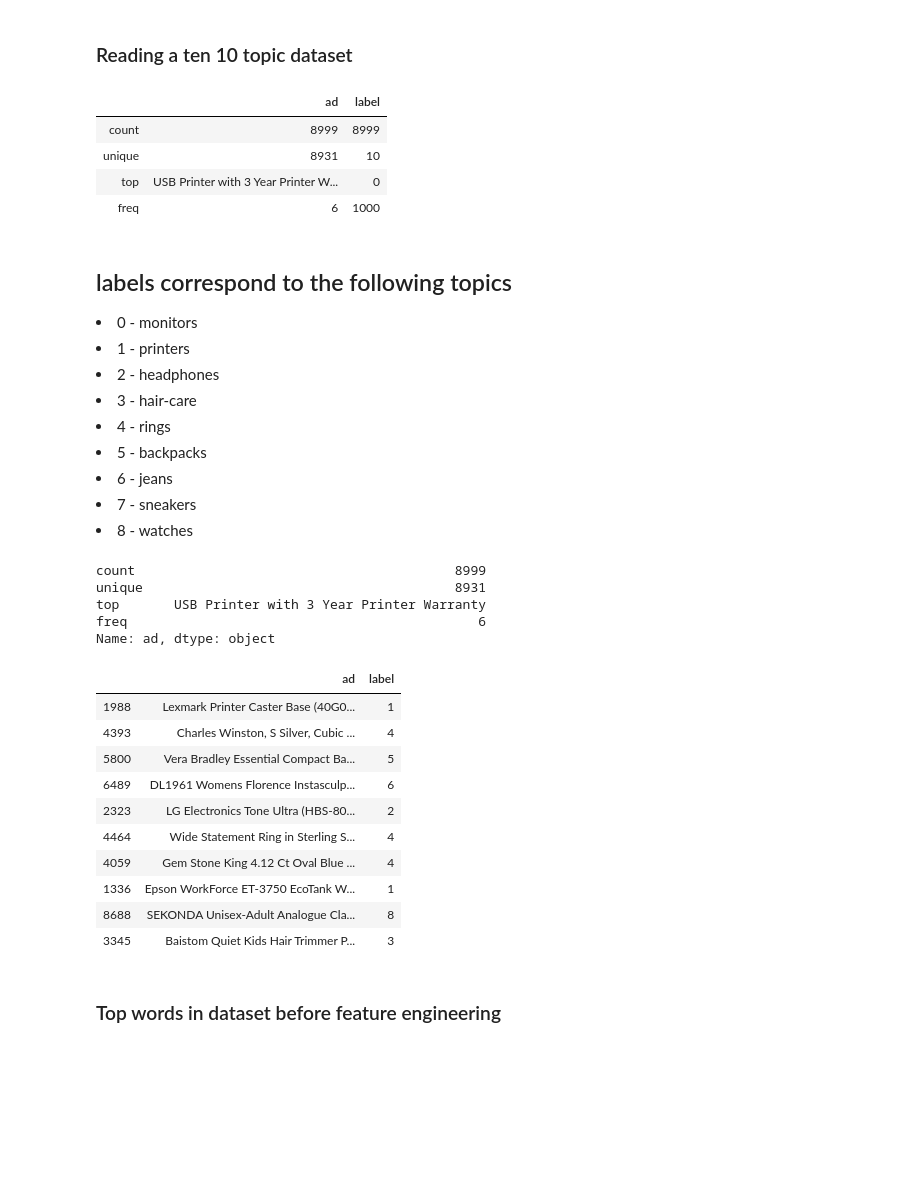
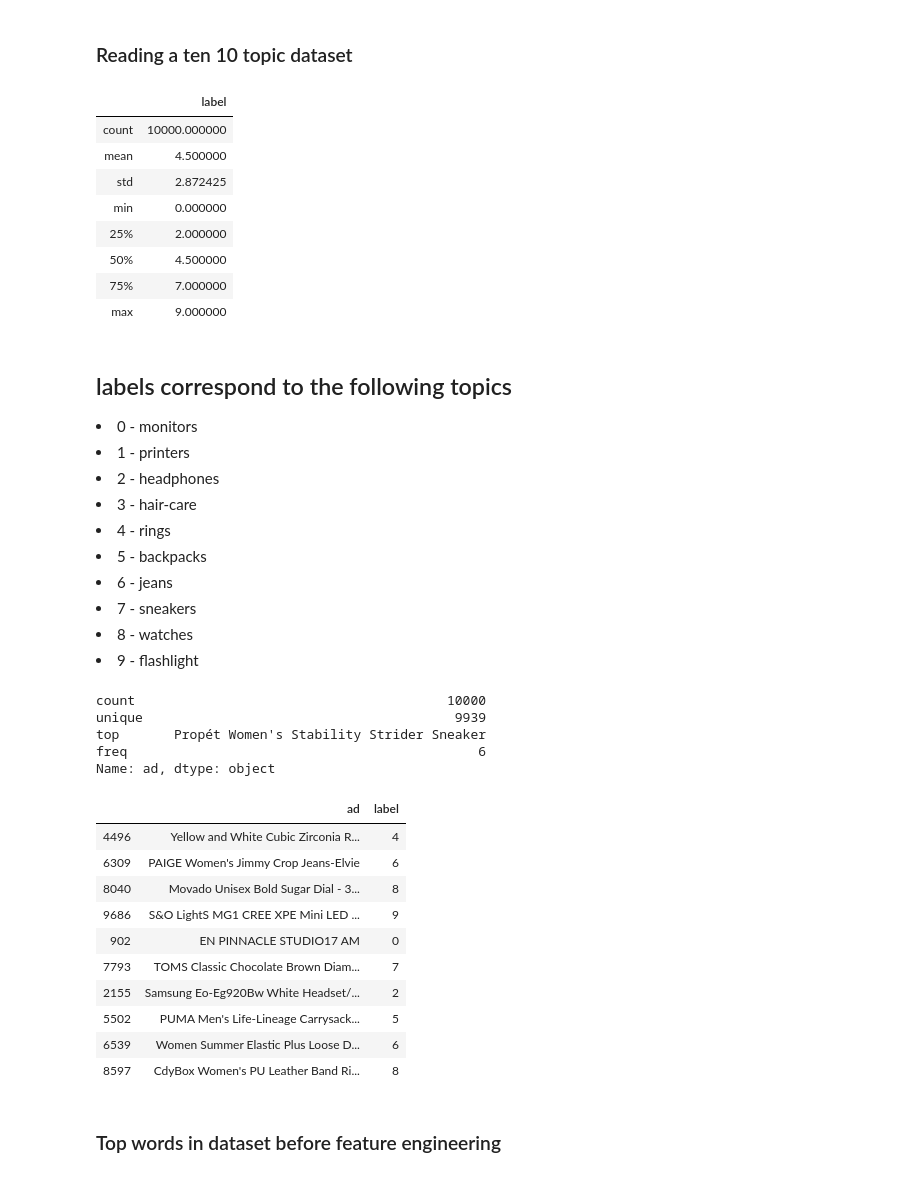
Before and after one commit to ourendingdays/Diploma, a Jupyter notebook: logic/MAIN.ipynb, the cells around one changed output. Cells and saved outputs as stored; diff of their text form; code cells hidden in the pictures; blank space fills up the shorter version.

```diff
--- a/logic/MAIN.ipynb
+++ b/logic/MAIN.ipynb
@@ -29,14 +30,18 @@ warnings.filterwarnings('ignore')
 # %% [markdown]
 ### Reading a ten 10 topic dataset
 # %%
-ads = pd.read_csv('amazon_nine_topic_labeled.csv', names=['ad', 'label'])
+ads = pd.read_csv('amazon_ten_topic_data_labeled.csv', names=['ad', 'label'])
 ads.describe()
 # %% [output]
-|  | ad | label |
-| count | 8999 | 8999 |
-| unique | 8931 | 10 |
-| top | USB Printer with 3 Year Printer W... | 0 |
-| freq | 6 | 1000 |
+|  | label |
+| count | 10000.000000 |
+| mean | 4.500000 |
+| std | 2.872425 |
+| min | 0.000000 |
+| 25% | 2.000000 |
+| 50% | 4.500000 |
+| 75% | 7.000000 |
+| max | 9.000000 |
 # %% [markdown]
 ## labels correspond to the following topics
 <li>0 - monitors</li>
@@ -48,6 +53,7 @@ ads.describe()
 <li>6 - jeans</li>
 <li>7 - sneakers</li>
 <li>8 - watches</li>
+<li>9 - flashlight</li>
 # %%
 # Removing NaN values
 ads.dropna(inplace=True)
@@ -56,25 +62,25 @@ ads.dropna(inplace=True)
 ads = ads.sample(frac=1)
 ads['ad'].describe()
 # %% [output]
-count                                         8999
-unique                                        8931
-top       USB Printer with 3 Year Printer Warranty
+count                                        10000
+unique                                        9939
+top       Propét Women's Stability Strider Sneaker
 freq                                             6
 Name: ad, dtype: object
 # %%
 ads.head(10)
 # %% [output]
 |  | ad | label |
-| 1988 | Lexmark Printer Caster Base (40G0... | 1 |
-| 4393 | Charles Winston, S Silver, Cubic ... | 4 |
-| 5800 | Vera Bradley Essential Compact Ba... | 5 |
-| 6489 | DL1961 Womens Florence Instasculp... | 6 |
-| 2323 | LG Electronics Tone Ultra (HBS-80... | 2 |
-| 4464 | Wide Statement Ring in Sterling S... | 4 |
-| 4059 | Gem Stone King 4.12 Ct Oval Blue ... | 4 |
-| 1336 | Epson WorkForce ET-3750 EcoTank W... | 1 |
-| 8688 | SEKONDA Unisex-Adult Analogue Cla... | 8 |
-| 3345 | Baistom Quiet Kids Hair Trimmer P... | 3 |
+| 4496 | Yellow and White Cubic Zirconia R... | 4 |
+| 6309 | PAIGE Women's Jimmy Crop Jeans-Elvie | 6 |
+| 8040 | Movado Unisex Bold Sugar Dial - 3... | 8 |
+| 9686 | S&O LightS MG1 CREE XPE Mini LED ... | 9 |
+| 902 | EN PINNACLE STUDIO17 AM | 0 |
+| 7793 | TOMS Classic Chocolate Brown Diam... | 7 |
+| 2155 | Samsung Eo-Eg920Bw White Headset/... | 2 |
+| 5502 | PUMA Men's Life-Lineage Carrysack... | 5 |
+| 6539 | Women Summer Elastic Plus Loose D... | 6 |
+| 8597 | CdyBox Women's PU Leather Band Ri... | 8 |
 # %% [markdown]
 ### Top words in dataset before feature engineering
 # %%
```
Also changed, not shown: parts of 41 cells of this notebook, 1 other file.
